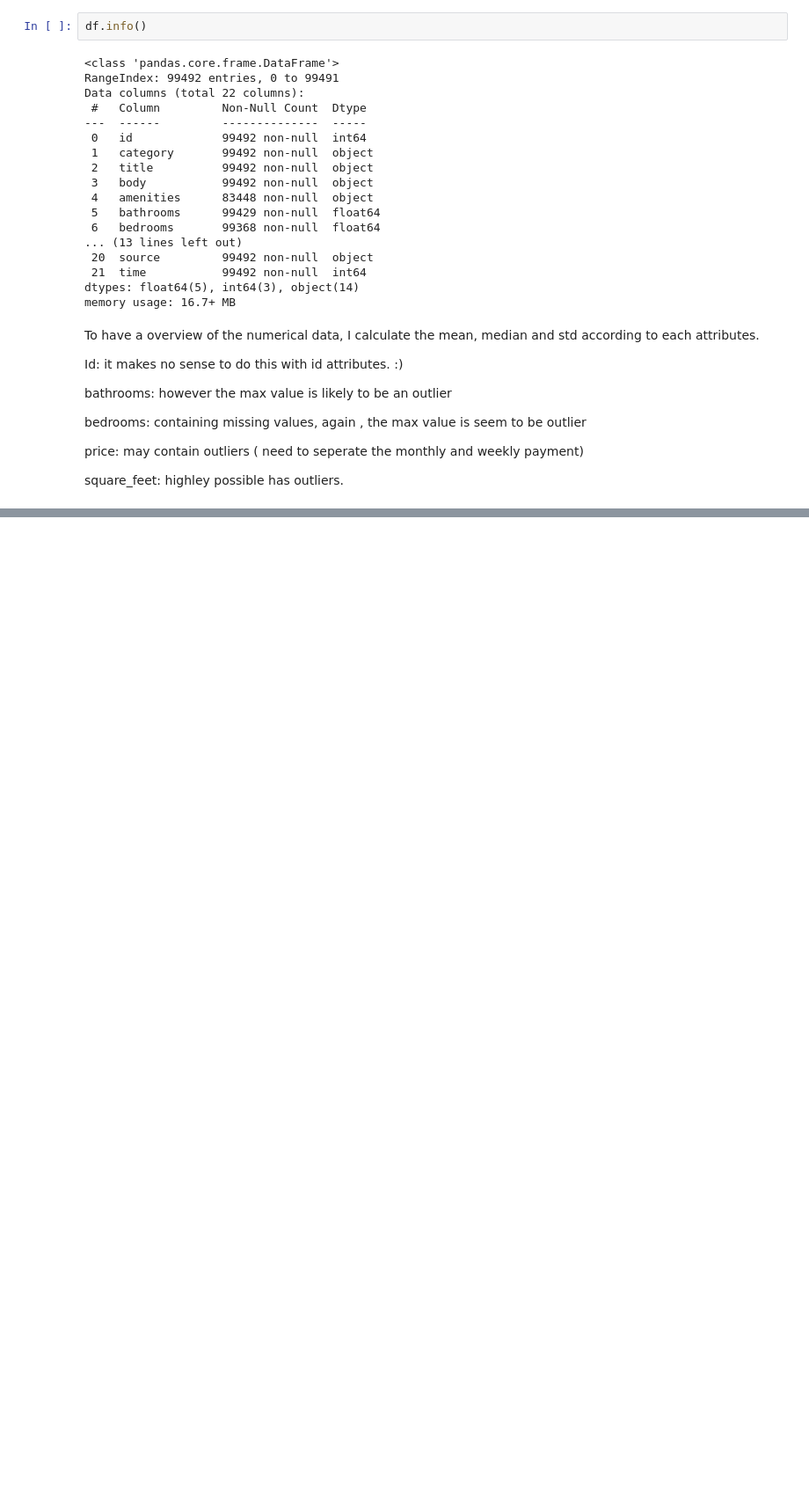
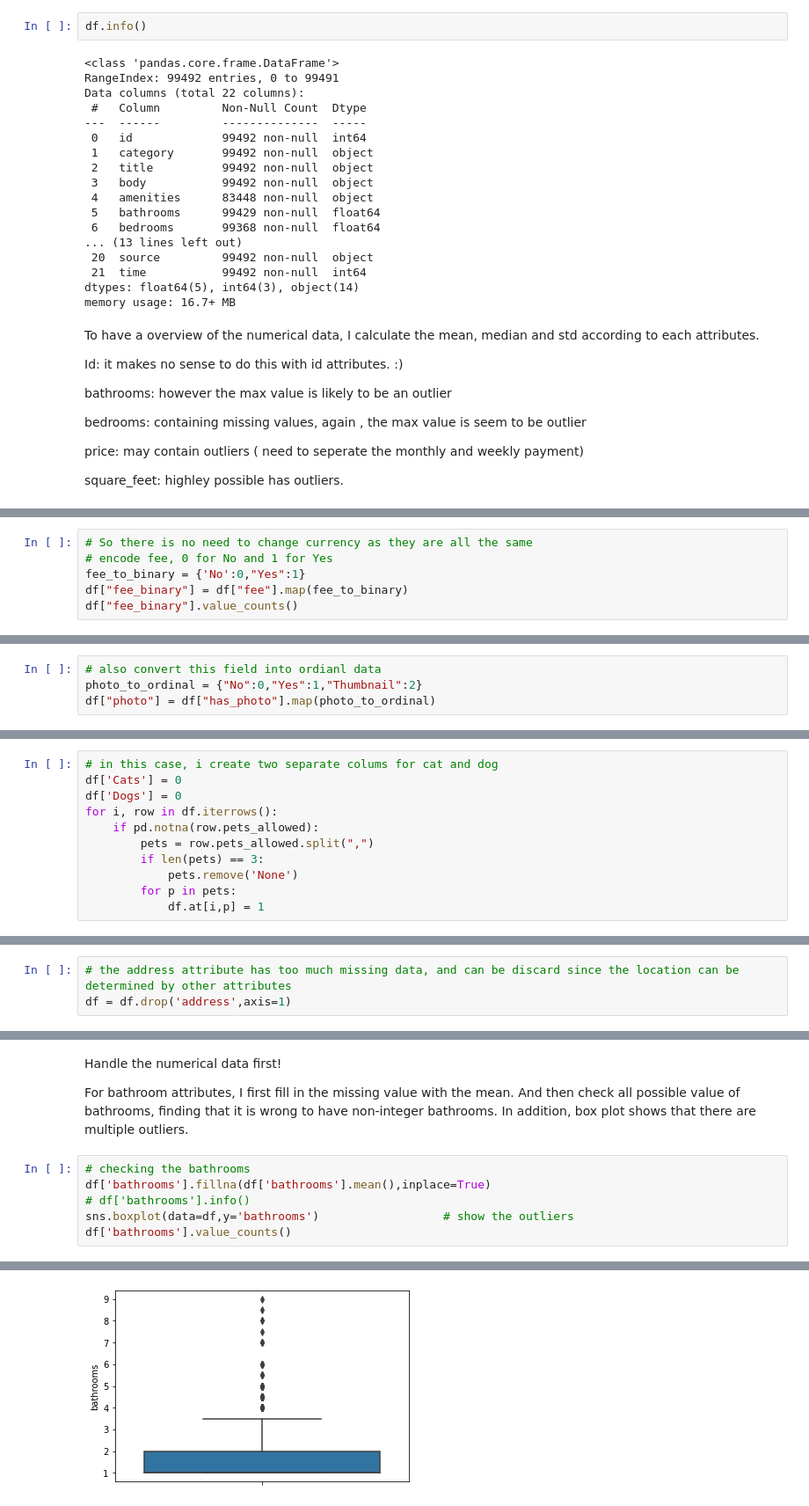
Before and after one commit to humbleman24/data-mining, a Jupyter notebook: assessment/apartments.ipynb, the cells around one changed output, grey strips where cells are left out. Shown: that part at 88% size. Saved outputs shown, nothing was run; the diff lists cells and outputs as text; blank space fills up the shorter version.

Commit message:
half way data preprocessing

```diff
--- a/assessment/apartments.ipynb
+++ b/assessment/apartments.ipynb
@@ -85,0 +198,6 @@ df.describe()
+# %%
+# So there is no need to change currency as they are all the same
+# encode fee, 0 for No and 1 for Yes
+fee_to_binary = {'No':0,"Yes":1}
+df["fee_binary"] = df["fee"].map(fee_to_binary)
+df["fee_binary"].value_counts()
@@ -86 +218,5 @@ df.describe()
+# %%
+# also convert this field into ordianl data
+photo_to_ordinal = {"No":0,"Yes":1,"Thumbnail":2}
+df["photo"] = df["has_photo"].map(photo_to_ordinal)
 # %%
@@ -106,0 +231,11 @@ dtype: int64
+# %%
+# in this case, i create two separate colums for cat and dog
+df['Cats'] = 0
+df['Dogs'] = 0
+for i, row in df.iterrows():
+    if pd.notna(row.pets_allowed):
+        pets = row.pets_allowed.split(",")
+        if len(pets) == 3:
+            pets.remove('None')
+        for p in pets:
+            df.at[i,p] = 1
@@ -106,0 +253,3 @@ dtype: int64
+# %%
+# the address attribute has too much missing data, and can be discard since the location can be determined by other attributes
+df = df.drop('address',axis=1)
@@ -106,0 +275,11 @@ dtype: int64
+# %% [markdown]
+Handle the numerical data first!
+
+For bathroom attributes, I first fill in the missing value with the mean. And then check all possible value of bathrooms, finding that it is wrong to have non-integer bathrooms. In addition, box plot shows that there are multiple outliers.
+# %%
+# checking the bathrooms
+df['bathrooms'].fillna(df['bathrooms'].mean(),inplace=True)
+# df['bathrooms'].info()
+sns.boxplot(data=df,y='bathrooms')                  # show the outliers
+df['bathrooms'].value_counts()
+# %% [output]
@@ -106,0 +304 @@ dtype: int64
+[figure, added]
```
Also changed, not shown: parts of 21 cells of this notebook, 2 other files.
